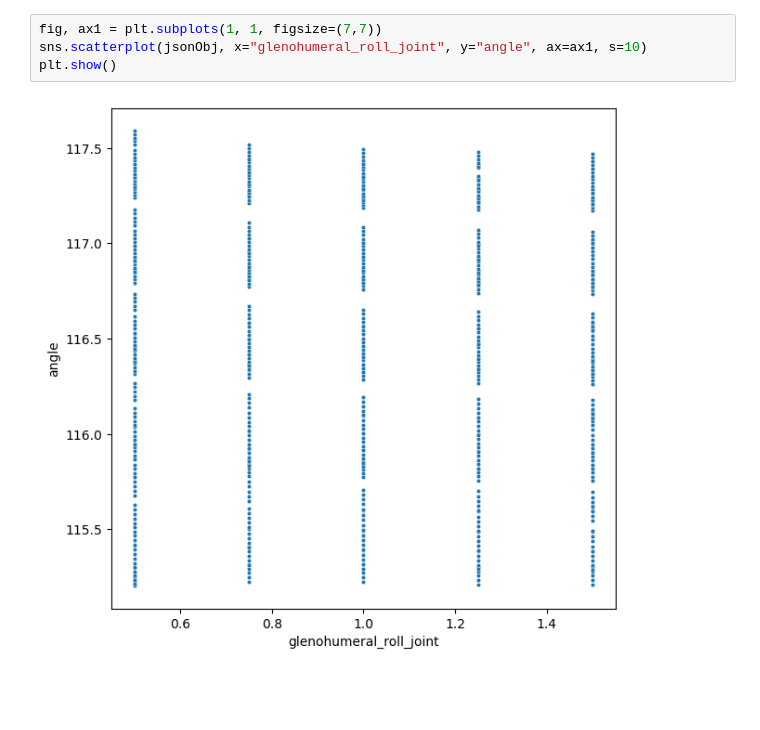
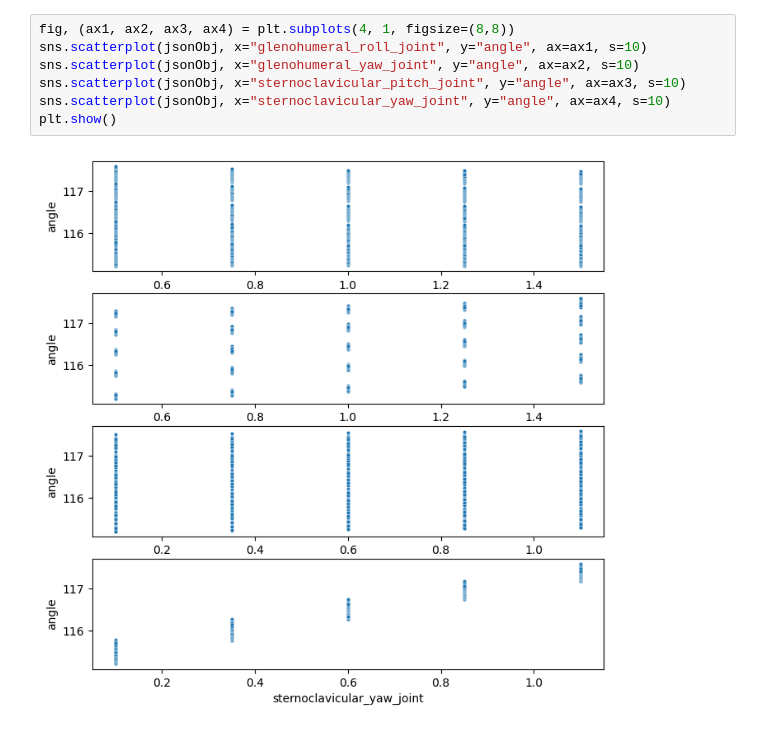
Before and after one commit to bj1110/Masterarbeit, a Jupyter notebook: eval/gridsearch_eval.ipynb, the cells around one changed output. Cells and saved outputs as stored; diff of their text form; blank space fills up the shorter version.

Commit message:
some more graphs

```diff
--- a/eval/gridsearch_eval.ipynb
+++ b/eval/gridsearch_eval.ipynb
@@ -61,9 +61,12 @@ Index([210, 472, 530, 621], dtype='int64')
 # %%
-fig, ax1 = plt.subplots(1, 1, figsize=(7,7))
+fig, (ax1, ax2, ax3, ax4) = plt.subplots(4, 1, figsize=(8,8))
 sns.scatterplot(jsonObj, x="glenohumeral_roll_joint", y="angle", ax=ax1, s=10)
+sns.scatterplot(jsonObj, x="glenohumeral_yaw_joint", y="angle", ax=ax2, s=10)
+sns.scatterplot(jsonObj, x="sternoclavicular_pitch_joint", y="angle", ax=ax3, s=10)
+sns.scatterplot(jsonObj, x="sternoclavicular_yaw_joint", y="angle", ax=ax4, s=10)
 plt.show()
 # %% [output]
-[figure, old version]
+[figure, new version]
 # %%
 # p1= "glenohumeral_roll_joint"
 # p2= "glenohumeral_yaw_joint"
```
Also changed, not shown: parts of 8 cells of this notebook.
